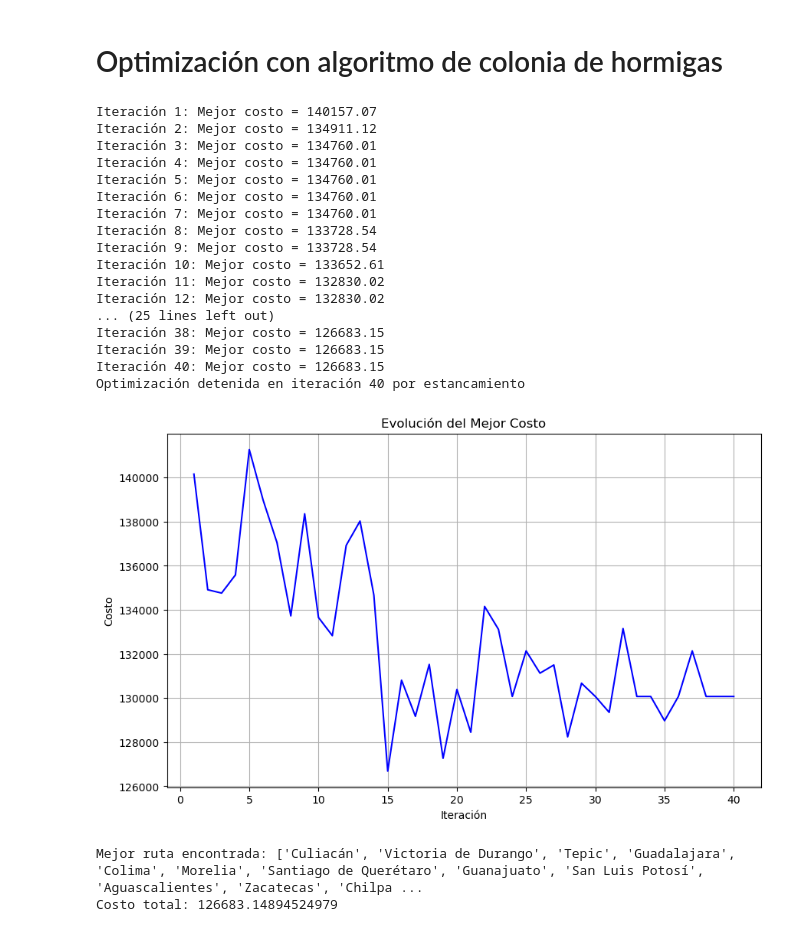
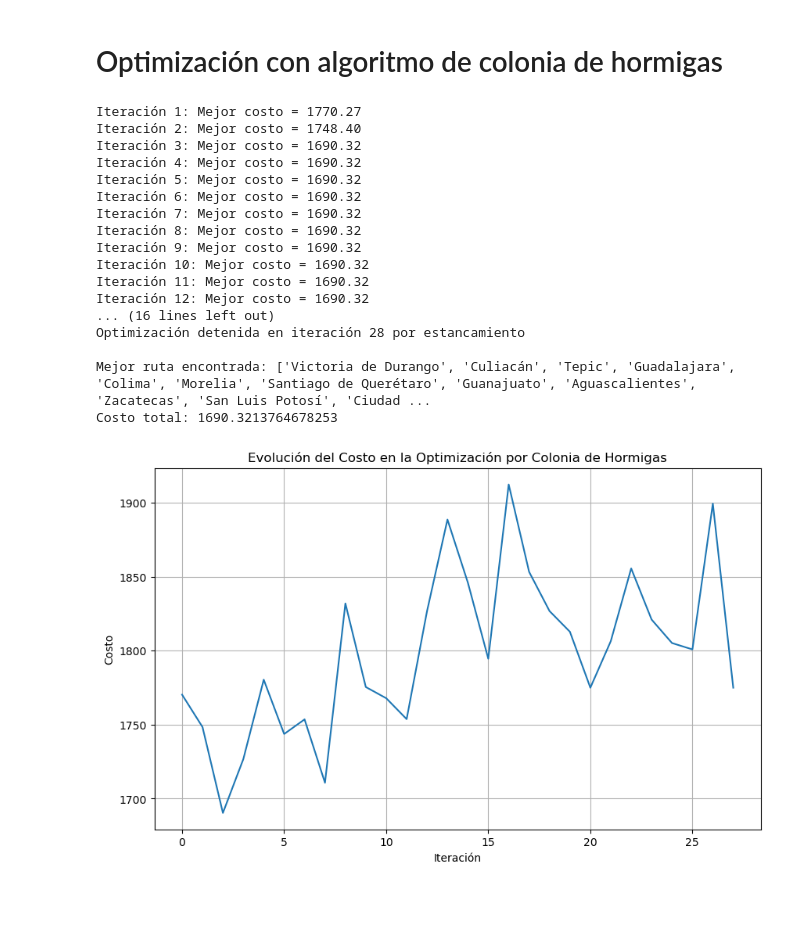
Before and after one commit to JuanVeraE/Redes_Neuronales_Optimizaci-n, a Jupyter notebook: punto_2/solucion_segundo_punto.ipynb, the cells around one changed output. Cells and saved outputs as stored; diff of their text form; code cells hidden in the pictures; blank space fills up the shorter version.

```diff
--- a/punto_2/solucion_segundo_punto.ipynb
+++ b/punto_2/solucion_segundo_punto.ipynb
@@ -186,9 +186,9 @@ df_peajes
 # Variables de costos
 
 estados = len(coordenadas_estados)
-hora_vendedor = 12 # Dolares, valor minimo de la hora de trabajo en mexico
-valor_peaje = 3 # Dolares, valor promedio de los peajes en mexico
-gasolina = 13 # precio por cada kilometro, ya que se escogió la toyota hilux que gasta un promdio de 13 km/l y el litro está a 1 dolar
+hora_vendedor = 1.75 # Dolares, valor minimo de la hora de trabajo en mexico
+valor_peaje = 8 # Dolares, valor promedio de los peajes en mexico
+gasolina = 1.24 / 11.5 # precio por cada kilometro, ya que se escogió la toyota hilux que gasta un promedio de 11.5 km/l y el litro está a 1.24 dolar/l
 velocidad_promedio = 70 # km/h
 # %%
 def calcular_matriz_costos(matriz_distancias, hora_vendedor, precio_gasolina, matriz_peajes, velocidad):
@@ -661,64 +661,62 @@ def optimizacion_colonia_hormigas(matriz_costos, num_hormigas=30, num_iteracione
             estancamiento += 1
 
         # Evaporación y depósito de feromonas mejorado
         feromonas *= (1 - rho)
 
         # Depósito de feromonas con bonus para mejores rutas
         for ruta, costo in zip(rutas_hormigas, costos_hormigas):
             deposito = q / costo
             if costo == mejor_costo_iter:  # Bonus para la mejor ruta
                 deposito *= 1.5
             for i in range(len(ruta)-1):
                 feromonas[ruta[i]][ruta[i+1]] += deposito
                 feromonas[ruta[i+1]][ruta[i]] += deposito
             feromonas[ruta[-1]][ruta[0]] += deposito
             feromonas[ruta[0]][ruta[-1]] += deposito
 
         print(f"Iteración {iteracion + 1}: Mejor costo = {mejor_costo_global:.2f}")
 
         if estancamiento >= max_estancamiento:
             print(f"Optimización detenida en iteración {iteracion + 1} por estancamiento")
             break
 
-    # Graficar evolución del mejor costo
-    plt.figure(figsize=(10, 6))
-    plt.plot(range(1, len(historial_costos) + 1), historial_costos, 'b-')
-    plt.title('Evolución del Mejor Costo')
-    plt.xlabel('Iteración')
-    plt.ylabel('Costo')
-    plt.grid(True)
-    plt.show()
-
-    return mejor_ruta_global, mejor_costo_global
+    return mejor_ruta_global, mejor_costo_global, historial_costos
 
 # Ejecutar el algoritmo
-mejor_ruta, mejor_costo = optimizacion_colonia_hormigas(matriz_costos)
+mejor_ruta, mejor_costo, historial = optimizacion_colonia_hormigas(matriz_costos)
 
 # Convertir índices a nombres de estados
 mejor_ruta_hormigas = [matriz_costos.index[i] for i in mejor_ruta]
 print("\nMejor ruta encontrada:", mejor_ruta_hormigas)
 print("Costo total:", mejor_costo)
+
+# Graficar el historial de costos
+plt.figure(figsize=(10, 6))
+plt.plot(historial)
+plt.title('Evolución del Costo en la Optimización por Colonia de Hormigas')
+plt.xlabel('Iteración')
+plt.ylabel('Costo')
+plt.grid(True)
+plt.show()
 # %% [output]
-Iteración 1: Mejor costo = 140157.07
-Iteración 2: Mejor costo = 134911.12
-Iteración 3: Mejor costo = 134760.01
-Iteración 4: Mejor costo = 134760.01
-Iteración 5: Mejor costo = 134760.01
-Iteración 6: Mejor costo = 134760.01
-Iteración 7: Mejor costo = 134760.01
-Iteración 8: Mejor costo = 133728.54
-Iteración 9: Mejor costo = 133728.54
-Iteración 10: Mejor costo = 133652.61
-Iteración 11: Mejor costo = 132830.02
-Iteración 12: Mejor costo = 132830.02
-... (25 lines left out)
-Iteración 38: Mejor costo = 126683.15
-Iteración 39: Mejor costo = 126683.15
-Iteración 40: Mejor costo = 126683.15
-Optimización detenida en iteración 40 por estancamiento
+Iteración 1: Mejor costo = 1770.27
+Iteración 2: Mejor costo = 1748.40
+Iteración 3: Mejor costo = 1690.32
+Iteración 4: Mejor costo = 1690.32
+Iteración 5: Mejor costo = 1690.32
+Iteración 6: Mejor costo = 1690.32
+Iteración 7: Mejor costo = 1690.32
+Iteración 8: Mejor costo = 1690.32
+Iteración 9: Mejor costo = 1690.32
+Iteración 10: Mejor costo = 1690.32
+Iteración 11: Mejor costo = 1690.32
+Iteración 12: Mejor costo = 1690.32
+... (16 lines left out)
+Optimización detenida en iteración 28 por estancamiento
+
+Mejor ruta encontrada: ['Victoria de Durango', 'Culiacán', 'Tepic', 'Guadalajara', 'Colima', 'Morelia', 'Santiago de Querétaro', 'Guanajuato', 'Aguascalientes', 'Zacatecas', 'San Luis Potosí', 'Ciudad ...
+Costo total: 1690.3213764678253
-[figure, old version]
+[figure, new version]
-Mejor ruta encontrada: ['Culiacán', 'Victoria de Durango', 'Tepic', 'Guadalajara', 'Colima', 'Morelia', 'Santiago de Querétaro', 'Guanajuato', 'San Luis Potosí', 'Aguascalientes', 'Zacatecas', 'Chilpa ...
-Costo total: 126683.14894524979
 # %%
 # Parámetros mejorados para la optimización de colonia de hormigas
 n_hormigas = 50  # Aumentado de 20 a 50 hormigas para mejor exploración
```
Also changed, not shown: parts of 4 cells of this notebook, 3 other files.
